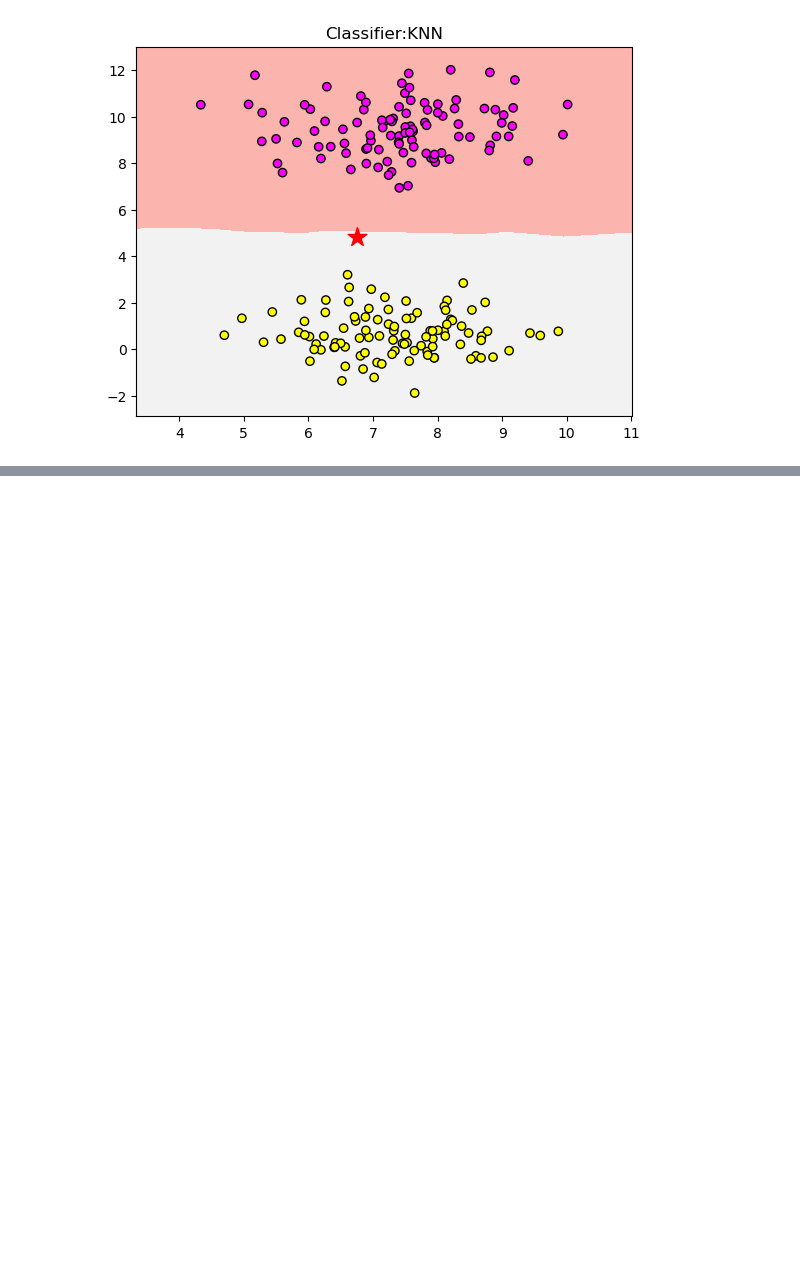
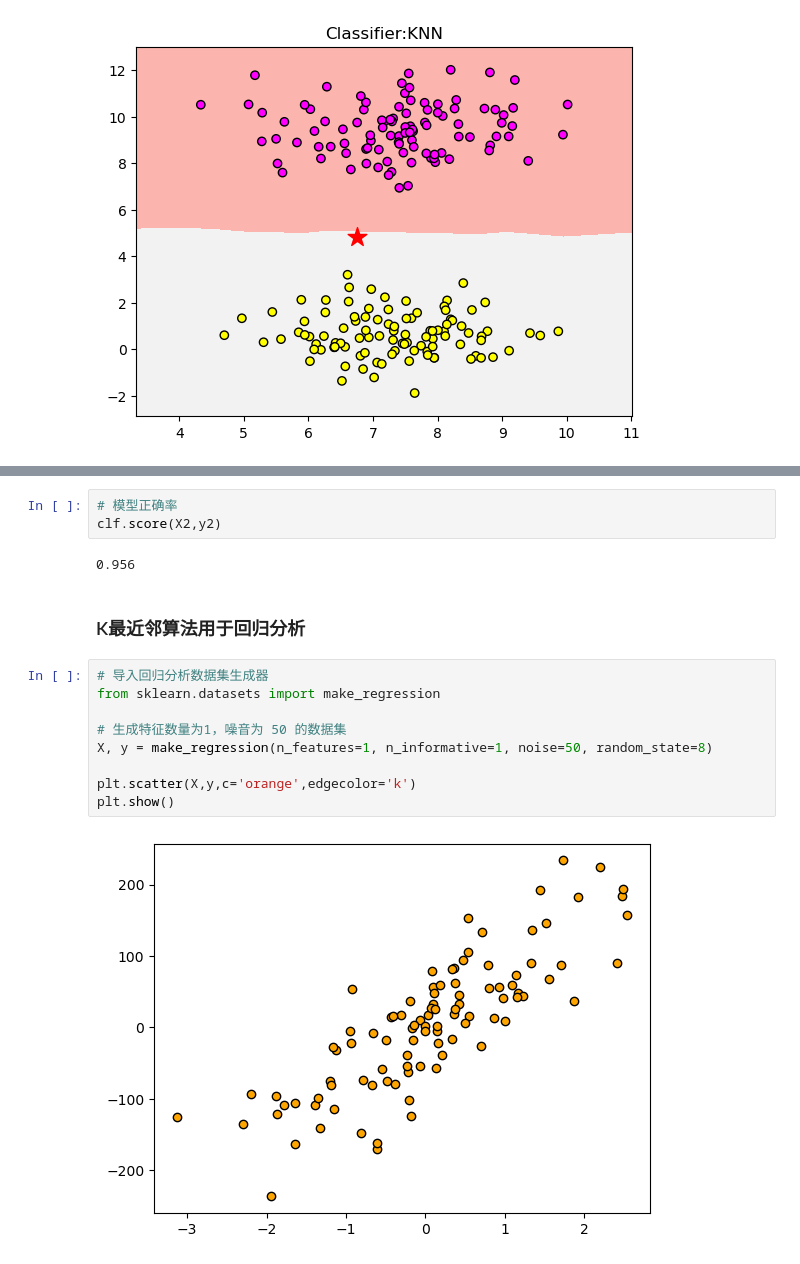
Before and after one commit to millor1989/jupyter1, a Jupyter notebook: Untitled.ipynb, the cells around one changed output, grey strips where cells are left out. Cells and saved outputs as stored; diff of their text form; blank space fills up the shorter version.

```diff
--- a/Untitled.ipynb
+++ b/Untitled.ipynb
@@ -143,0 +184,18 @@ Text(0.5, 1.0, 'Classifier:KNN')
+# %%
+# 模型正确率
+clf.score(X2,y2)
+# %% [output]
+0.956
+# %% [markdown]
+### K最近邻算法用于回归分析
+# %%
+# 导入回归分析数据集生成器
+from sklearn.datasets import make_regression
+
+# 生成特征数量为1，噪音为 50 的数据集
+X, y = make_regression(n_features=1, n_informative=1, noise=50, random_state=8)
+
+plt.scatter(X,y,c='orange',edgecolor='k')
+plt.show()
+# %% [output]
+[figure, added]
```
Also changed, not shown: parts of 27 cells of this notebook.
